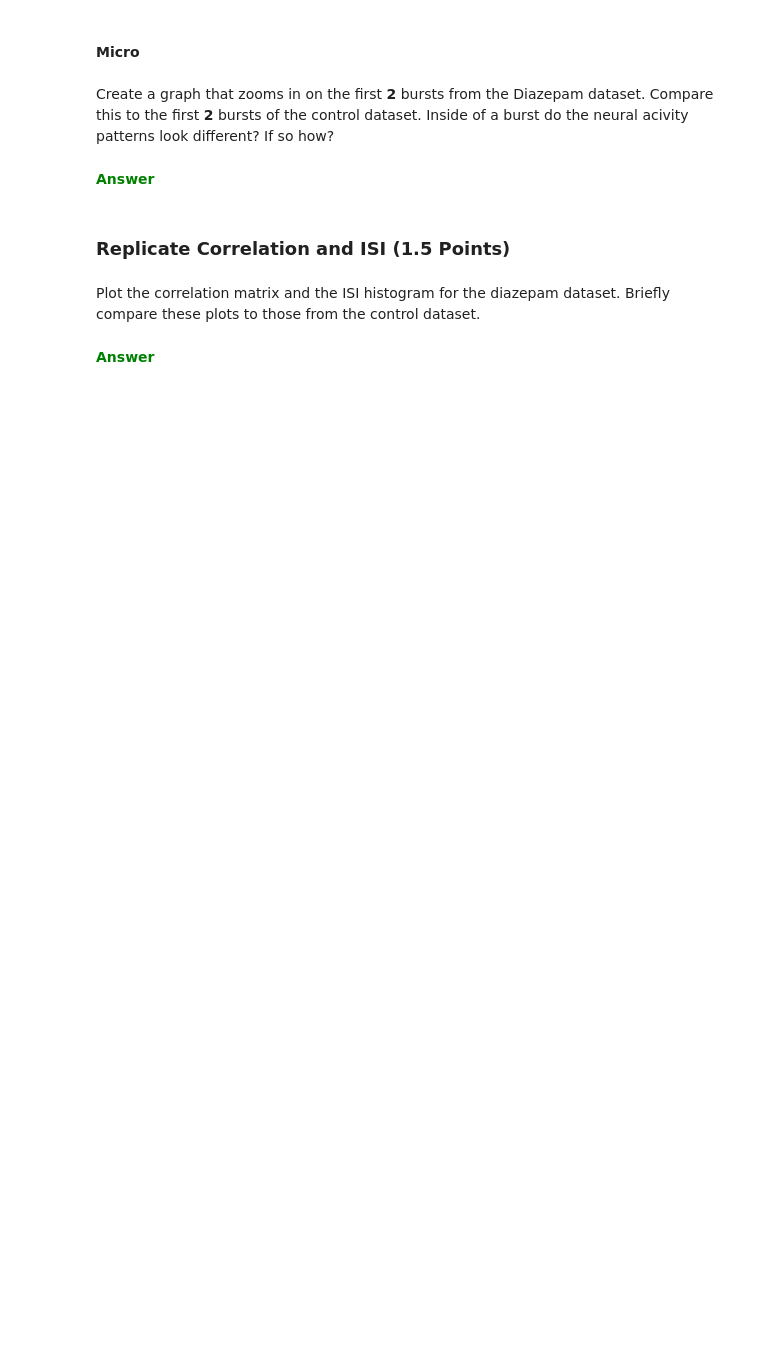
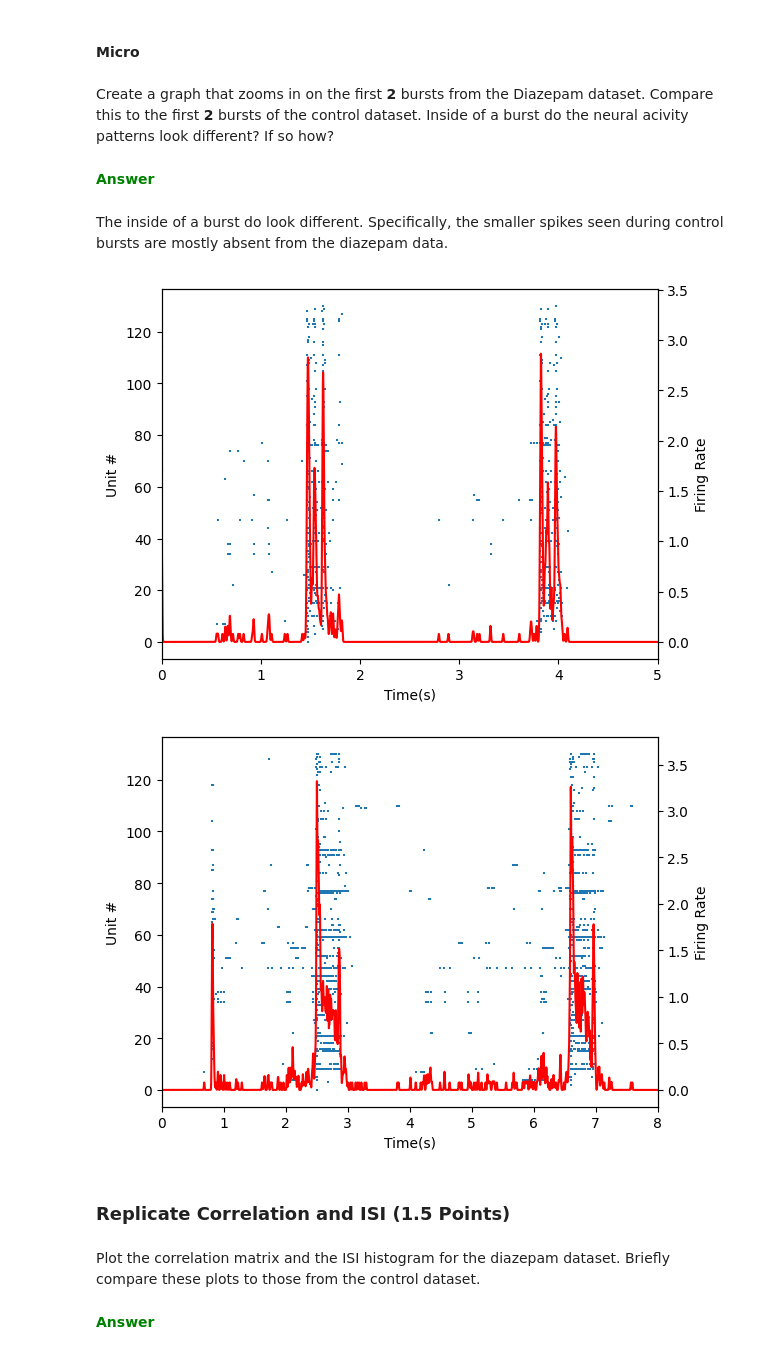
Before and after one commit to Braingeneers-Education/bme-118-2025-introduction-to-electrophysiology-OtMurphy, a Jupyter notebook: electrophysiology_introduction.ipynb, the cells around one changed output. Cells and saved outputs as stored; diff of their text form; code cells hidden in the pictures; blank space fills up the shorter version.

```diff
--- a/electrophysiology_introduction.ipynb
+++ b/electrophysiology_introduction.ipynb
@@ -285,6 +309,14 @@ Create a zoomed in plot of the spike raster for the diazepam dataset that shows
 Create a graph that zooms in on the first **2** bursts from the Diazepam dataset. Compare this to the first **2** bursts of the control dataset. Inside of a burst do the neural acivity patterns look different? If so how?
 # %% [markdown]
 <font color="green"><b>Answer
+# %% [markdown]
+The inside of a burst do look different. Specifically, the smaller spikes seen during control bursts are mostly absent from the diazepam data.
+# %%
+raster_analysis(data_diazepam, 5)
+raster_analysis(data_control, 8)
+# %% [output]
+[figure, added]
+[figure, added]
 # %% [markdown]
 ### Replicate Correlation and ISI (1.5 Points) <font color="green">
 # %% [markdown]
```
Also changed, not shown: parts of 10 cells of this notebook.
